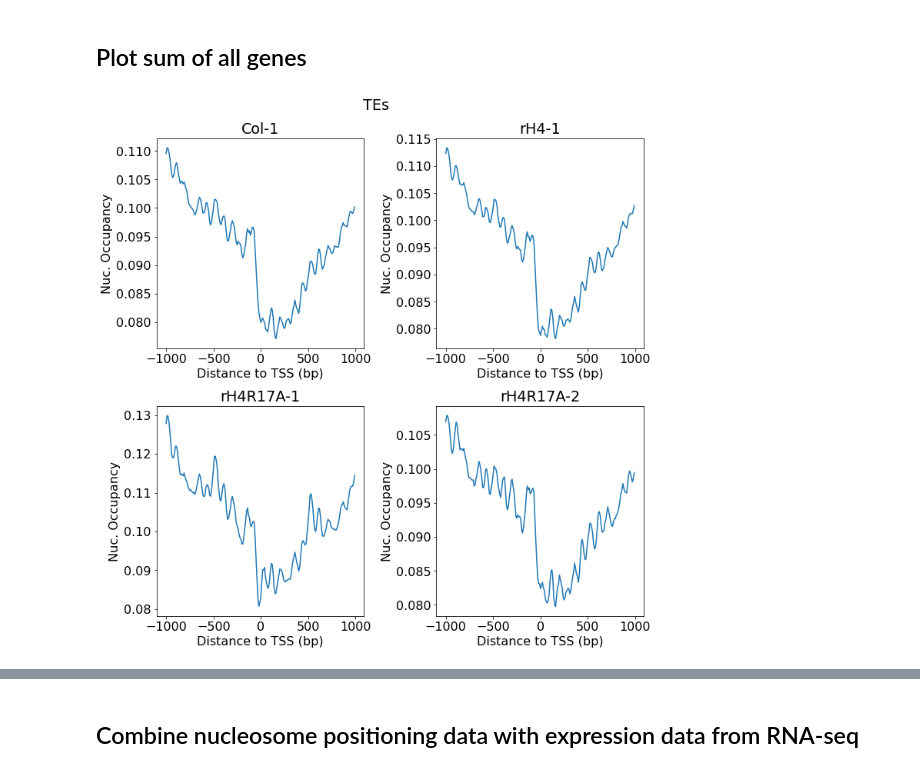
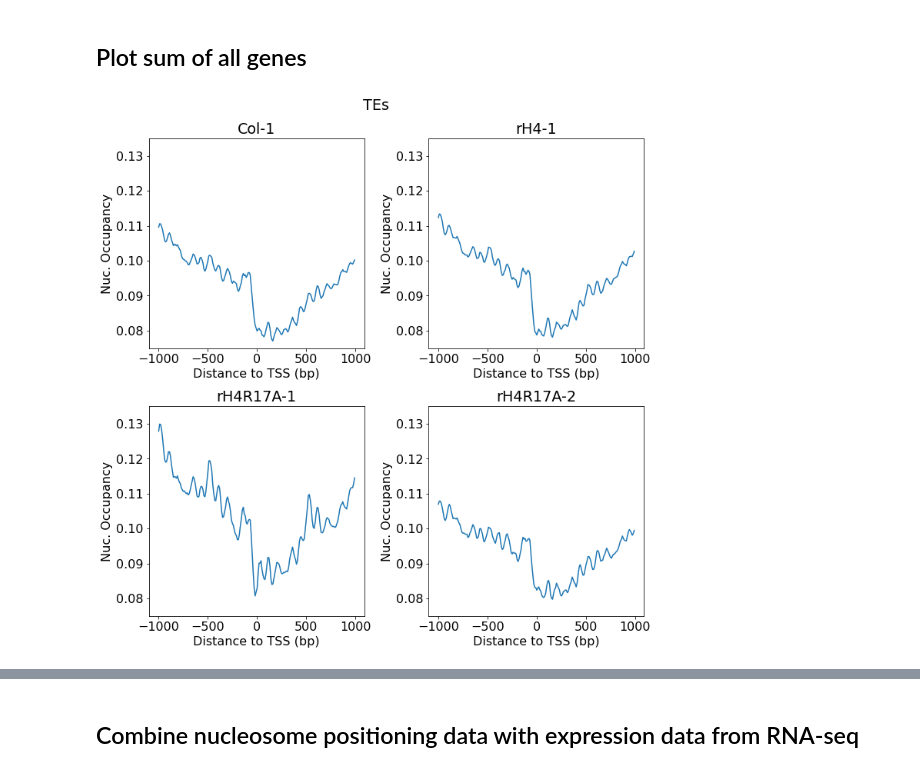
Before and after one commit to etc27/NucPos_Clustering, a Jupyter notebook: mnase_analysis_TEs_03312021.ipynb, the cells around one changed output, grey strips where cells are left out. Drawn from its saved outputs; the diff is of its cells as text; code cells hidden in the pictures.

```diff
--- a/mnase_analysis_TEs_03312021.ipynb
+++ b/mnase_analysis_TEs_03312021.ipynb
@@ -94,32 +89,32 @@ metadata
 #sum all rows
 rowsum = data_matrix.sum(axis=0)/27443
 
 #Split data by sample
 Col_1_data = rowsum[0:200].tolist()
 H4WT_1_data = rowsum[200:400].tolist()
 R17A_1_data = rowsum[400:600].tolist()
 R17A_2_data = rowsum[600:800].tolist()
 
 #Plot data
 plt.rcParams.update({'font.size': 16})
 x_vals = np.arange(-1000,1000,10)
 fig, axs = plt.subplots(2, 2, constrained_layout=True)
 fig.set_size_inches(10, 10)
 for ax in axs.flat:
-    ax.set(xlabel='Distance to TSS (bp)', ylabel='Nuc. Occupancy')
+    ax.set(xlabel='Distance to TSS (bp)', ylabel='Nuc. Occupancy', ylim=[0.075,0.135])
 axs[0, 0].plot(x_vals, Col_1_data)
 axs[0, 0].set_title('Col-1')
 
 axs[0, 1].plot(x_vals, H4WT_1_data)
 axs[0, 1].set_title('rH4-1')
 
 axs[1, 0].plot(x_vals, R17A_1_data)
 axs[1, 0].set_title('rH4R17A-1')
 
 axs[1, 1].plot(x_vals, R17A_2_data)
 axs[1, 1].set_title('rH4R17A-2')
 
 fig.suptitle('TEs')
 plt.savefig("/Users/emmacorcoran/Documents/Jupyter Code/2021_03_31_MNase/TEs/merged")
 # %% [output]
-[figure, old version]
+[figure, new version]
```
Also changed, not shown: parts of 45 cells of this notebook.
